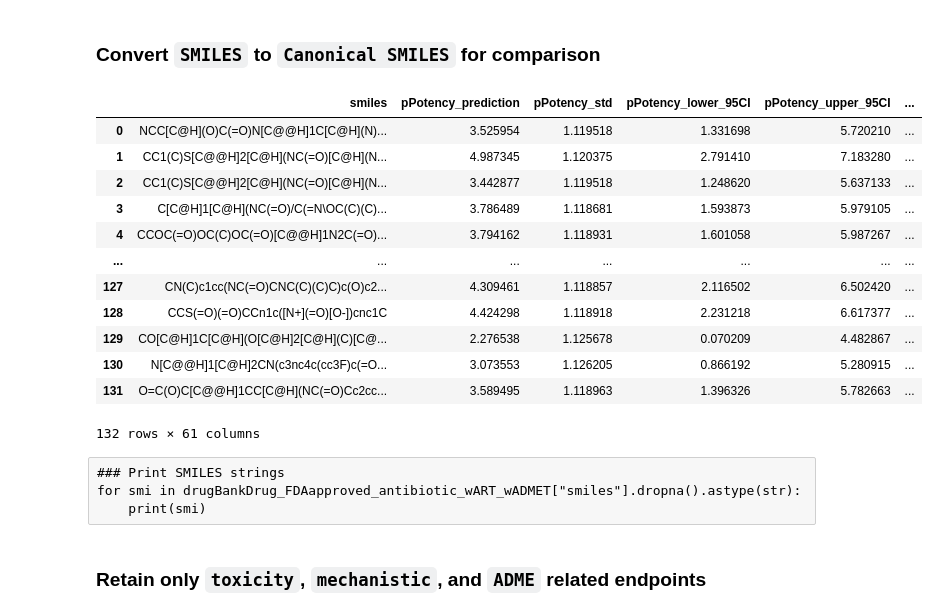
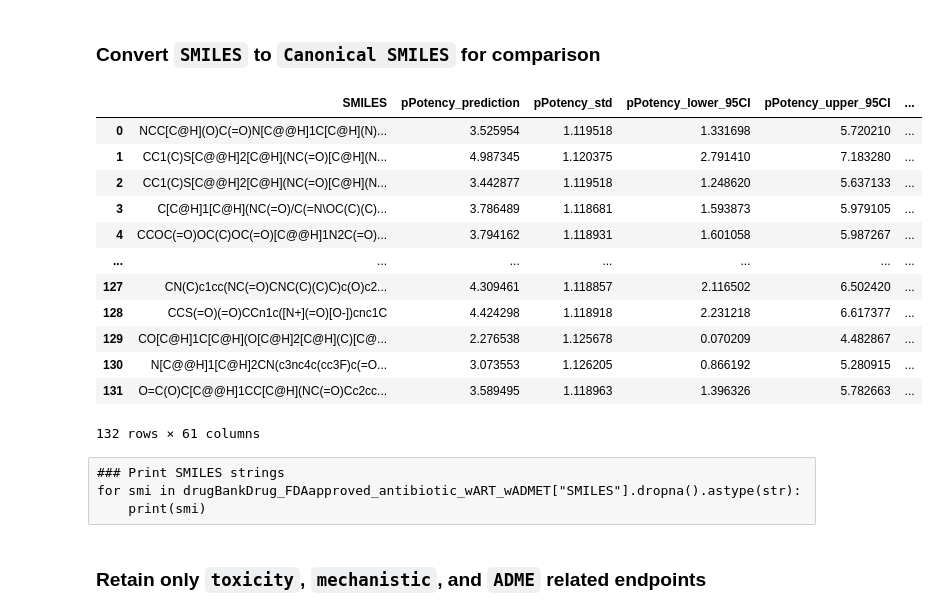
Before and after one commit to soumyadeepghosh35/DTRA_DrugDesign, a Jupyter notebook: DTRA_project_notebooks/Step6_ADMET_BacillusAnthracis.ipynb, the cells around one changed output. Drawn from its saved outputs; the diff is of its cells as text; code cells hidden in the pictures.

```diff
--- a/DTRA_project_notebooks/Step6_ADMET_BacillusAnthracis.ipynb
+++ b/DTRA_project_notebooks/Step6_ADMET_BacillusAnthracis.ipynb
@@ -82,6 +82,7 @@ ADMETLab3_FDAapproved_antibiotic
 ### Read `ADMET` endpoints with `pPotency`of the FDA approved Drug data from `Drugbank`
 # %%
 drugBankDrug_FDAapproved_antibiotic_wART_wADMET = pd.read_csv(saveDir + f'{target_organism}_Drugbnk_FDAapproved_Antibiotic_ARTprediction.csv')
+drugBankDrug_FDAapproved_antibiotic_wART_wADMET = drugBankDrug_FDAapproved_antibiotic_wART_wADMET.rename(columns={'smiles': 'SMILES'})
 # Identify columns that match the string
 matched_cols = drugBankDrug_FDAapproved_antibiotic_wART_wADMET.filter(like='drugbank_approved_percentile').columns
 # Keep everything EXCEPT those columns
@@ -164,26 +165,26 @@ for col in missing_in_B:
 # %%
 def canonicalizeSmiles(smilesValue):
     if pd.isna(smilesValue):
         return None
 
     smilesStr = str(smilesValue).strip()
     if smilesStr == "":
         return None
 
     mol = Chem.MolFromSmiles(smilesStr)
     if mol is None:
         return None
 
     return Chem.MolToSmiles(mol, canonical=True)
 
 drugBankDrug_FDAapproved_antibiotic_wART_wADMET = drugBankDrug_FDAapproved_antibiotic_wART_wADMET.copy()
-drugBankDrug_FDAapproved_antibiotic_wART_wADMET["smiles"] = (
-    drugBankDrug_FDAapproved_antibiotic_wART_wADMET["smiles"].apply(canonicalizeSmiles)
+drugBankDrug_FDAapproved_antibiotic_wART_wADMET["SMILES"] = (
+    drugBankDrug_FDAapproved_antibiotic_wART_wADMET["SMILES"].apply(canonicalizeSmiles)
 )
 
 drugBankDrug_FDAapproved_antibiotic_wART_wADMET
 # %% [output]
-|  | smiles | pPotency_prediction | pPotency_std | pPotency_lower_95CI | pPotency_upper_95CI | ... |
+|  | SMILES | pPotency_prediction | pPotency_std | pPotency_lower_95CI | pPotency_upper_95CI | ... |
 | 0 | NCC[C@H](O)C(=O)N[C@@H]1C[C@H](N)... | 3.525954 | 1.119518 | 1.331698 | 5.720210 | ... |
 | 1 | CC1(C)S[C@@H]2[C@H](NC(=O)[C@H](N... | 4.987345 | 1.120375 | 2.791410 | 7.183280 | ... |
 | 2 | CC1(C)S[C@@H]2[C@H](NC(=O)[C@H](N... | 3.442877 | 1.119518 | 1.248620 | 5.637133 | ... |
@@ -198,7 +199,7 @@ drugBankDrug_FDAapproved_antibiotic_wART_wADMET
 132 rows × 61 columns
 # %% [raw]
 ### Print SMILES strings
-for smi in drugBankDrug_FDAapproved_antibiotic_wART_wADMET["smiles"].dropna().astype(str):
+for smi in drugBankDrug_FDAapproved_antibiotic_wART_wADMET["SMILES"].dropna().astype(str):
     print(smi)
 # %% [markdown]
 ### Retain only `toxicity`, `mechanistic`, and `ADME` related endpoints
```
Also changed, not shown: parts of 68 cells of this notebook, 1 other file.
